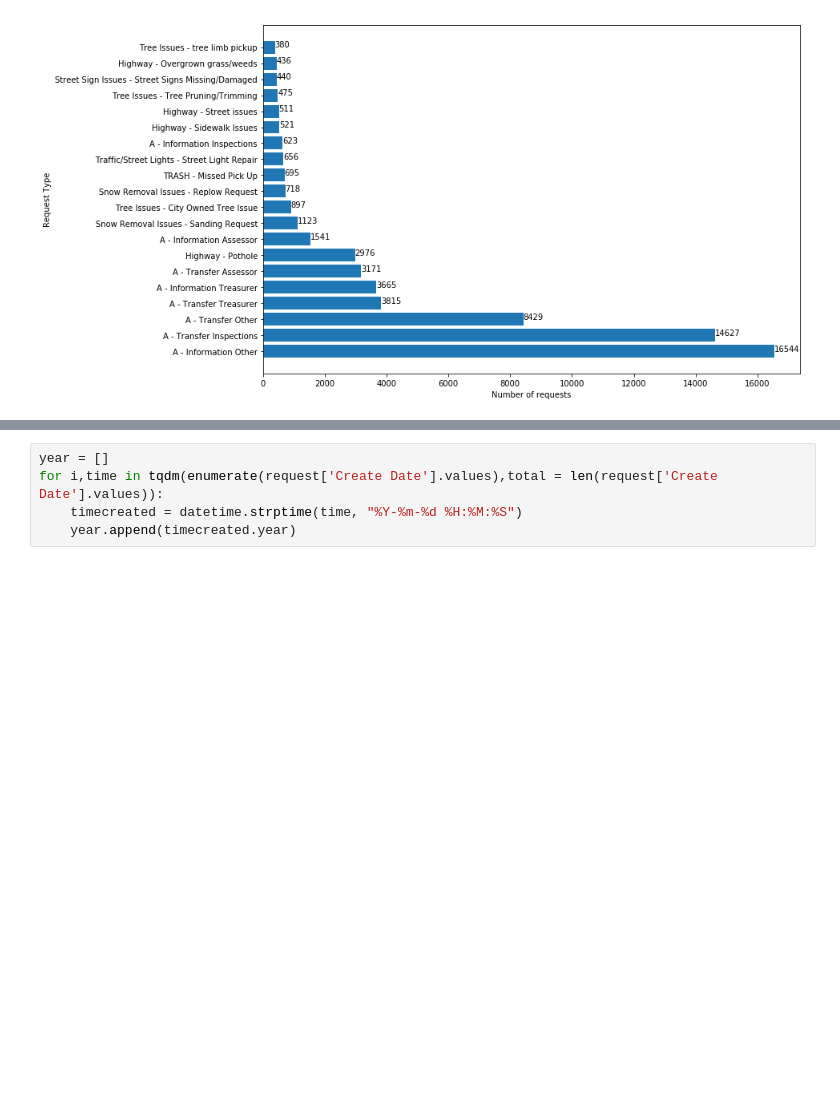
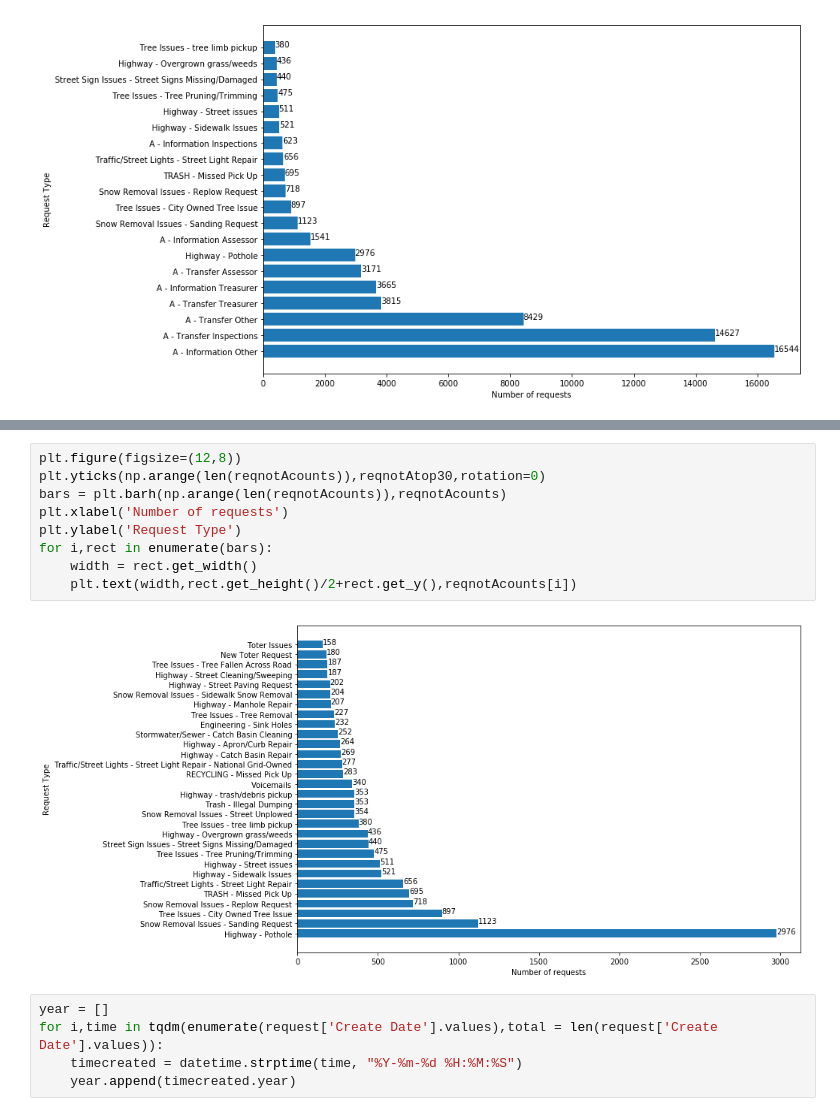
Before and after one commit to Ayush-Shirsat/Haverhill_request, a Jupyter notebook: src/haverhill_analysis.ipynb, the cells around one changed output, grey strips where cells are left out. Cells and saved outputs as stored; diff of their text form; blank space fills up the shorter version.

```diff
--- a/src/haverhill_analysis.ipynb
+++ b/src/haverhill_analysis.ipynb
@@ -219,3 +320,14 @@ for i,rect in enumerate(bars):
+# %%
+plt.figure(figsize=(12,8))
+plt.yticks(np.arange(len(reqnotAcounts)),reqnotAtop30,rotation=0)
+bars = plt.barh(np.arange(len(reqnotAcounts)),reqnotAcounts)
+plt.xlabel('Number of requests')
+plt.ylabel('Request Type')
+for i,rect in enumerate(bars):
+    width = rect.get_width()
+    plt.text(width,rect.get_height()/2+rect.get_y(),reqnotAcounts[i])
+# %% [output]
+[figure, added]
 # %%
 year = []
 for i,time in tqdm(enumerate(request['Create Date'].values),total = len(request['Create Date'].values)):
```
Also changed, not shown: parts of 34 cells of this notebook.
